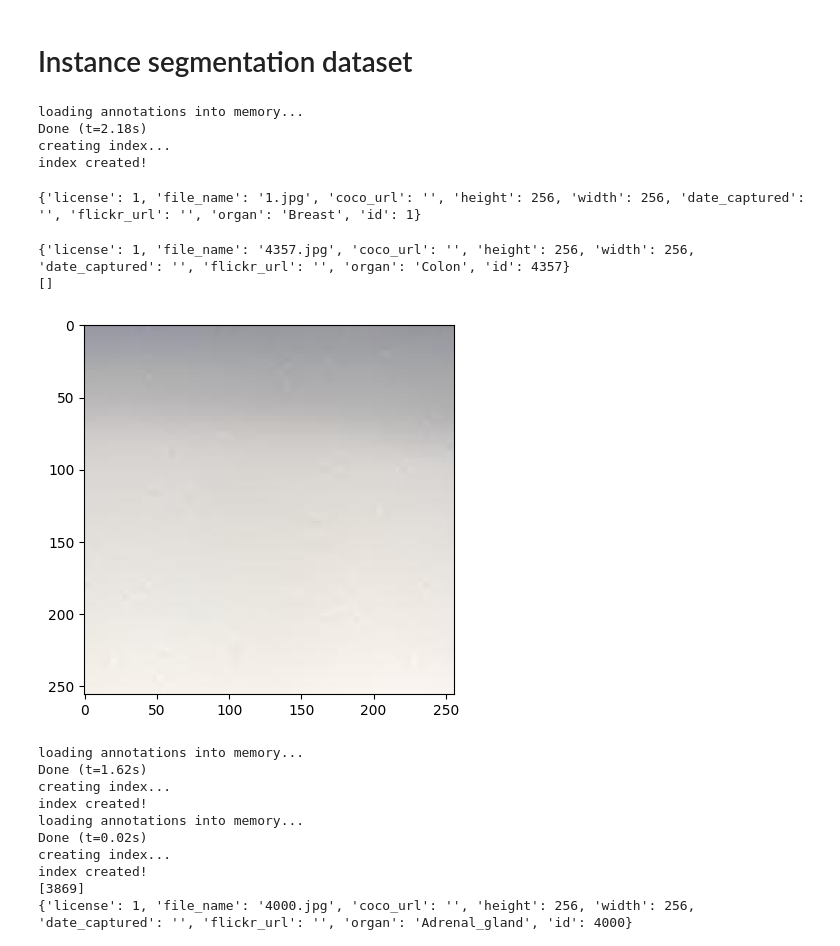
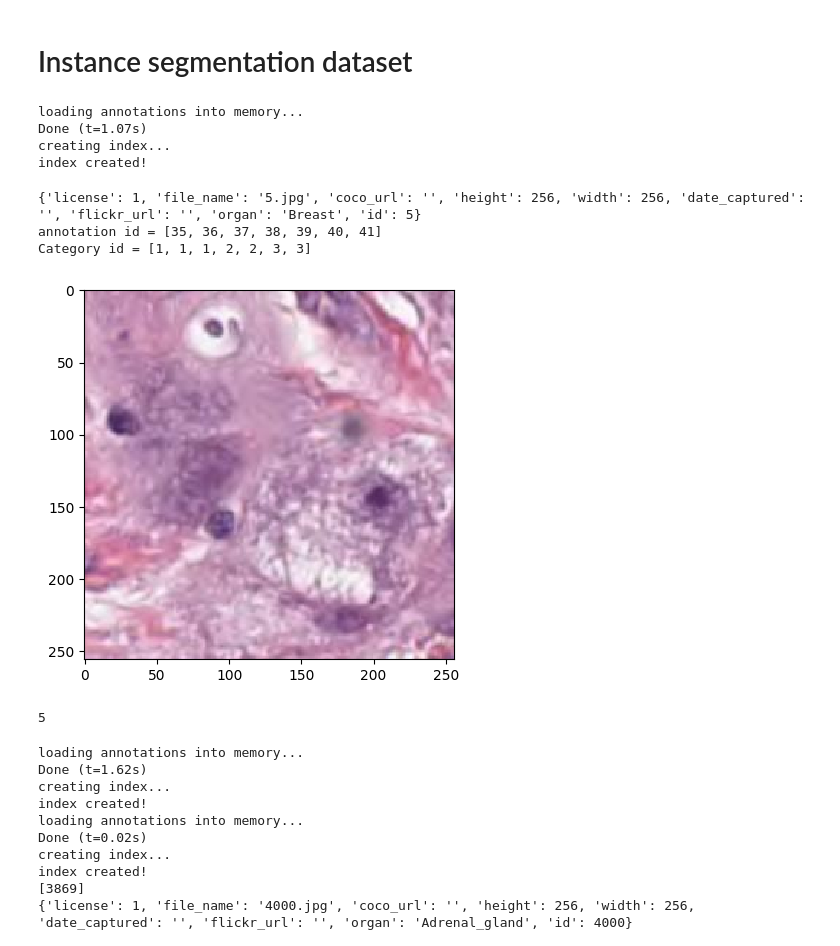
Before and after one commit to thnguyn2/betrayed-by-captions, a Jupyter notebook: datasets/preproc/custom_dataset_viz.ipynb, the cells around one changed output. Saved outputs shown, nothing was run; the diff lists cells and outputs as text; code cells hidden in the pictures.

```diff
--- a/datasets/preproc/custom_dataset_viz.ipynb
+++ b/datasets/preproc/custom_dataset_viz.ipynb
@@ -19,11 +19,11 @@ from PIL import Image
 # Instance segmentation dataset
 # %%
 # Test the Pan-Nuke dataset
-coco = COCO('/jupyter-users-home/tan-2enguyen/datasets/pathology/anno_caption_merged/annotations_mixed/train_instances.json')
+coco = COCO('/jupyter-users-home/tan-2enguyen/datasets/pathology/anno_caption_merged/annotations_region_only/train_instances.json')
 img_dir = "/jupyter-users-home/tan-2enguyen/datasets/pathology/anno_caption_merged/images"
-image_id = 100000
+image_id = 5
 # %% [output]
 loading annotations into memory...
-Done (t=2.18s)
+Done (t=1.07s)
 creating index...
 index created!
@@ -32,25 +30,28 @@ bar = coco.imgs[1]
-# %%
-print(bar)
-# %% [output]
-{'license': 1, 'file_name': '1.jpg', 'coco_url': '', 'height': 256, 'width': 256, 'date_captured': '', 'flickr_url': '', 'organ': 'Breast', 'id': 1}
 # %%
 img = coco.imgs[image_id]
 
-
+cat_ids = coco.getImgIds()
 image = np.array(Image.open(os.path.join(img_dir, img['file_name'])))
 plt.imshow(image, interpolation='nearest')
 
 # Get the ids of the captions
 #caption_annotation_ids = coco_captions.getAnnIds(imgIds=image_id)
 #print(caption_annotation_ids)
 #captions = coco_captions.loadAnns(caption_annotation_ids)
 print(img)
 anns_ids = coco.getAnnIds(imgIds=img['id'], catIds=cat_ids, iscrowd=None)
-print(anns_ids)
+annos = coco.loadAnns(anns_ids)
+print(f"annotation id = {anns_ids}")
+print(f"Category id = {[x['category_id'] for x in annos]}")
 # %% [output]
-{'license': 1, 'file_name': '4357.jpg', 'coco_url': '', 'height': 256, 'width': 256, 'date_captured': '', 'flickr_url': '', 'organ': 'Colon', 'id': 4357}
-[]
+{'license': 1, 'file_name': '5.jpg', 'coco_url': '', 'height': 256, 'width': 256, 'date_captured': '', 'flickr_url': '', 'organ': 'Breast', 'id': 5}
+annotation id = [35, 36, 37, 38, 39, 40, 41]
+Category id = [1, 1, 1, 2, 2, 3, 3]
-[figure, old version]
+[figure, new version]
+# %%
+image_id
+# %% [output]
+5
 # %%
 #coco_captions = COCO('/jupyter-users-home/tan-2enguyen/datasets/pathology/quilt1m/quilt_coco/annotations/train_captions.json')
 #image_id = 43
```
Also changed, not shown: parts of 1 cell of this notebook, 10 other files.
